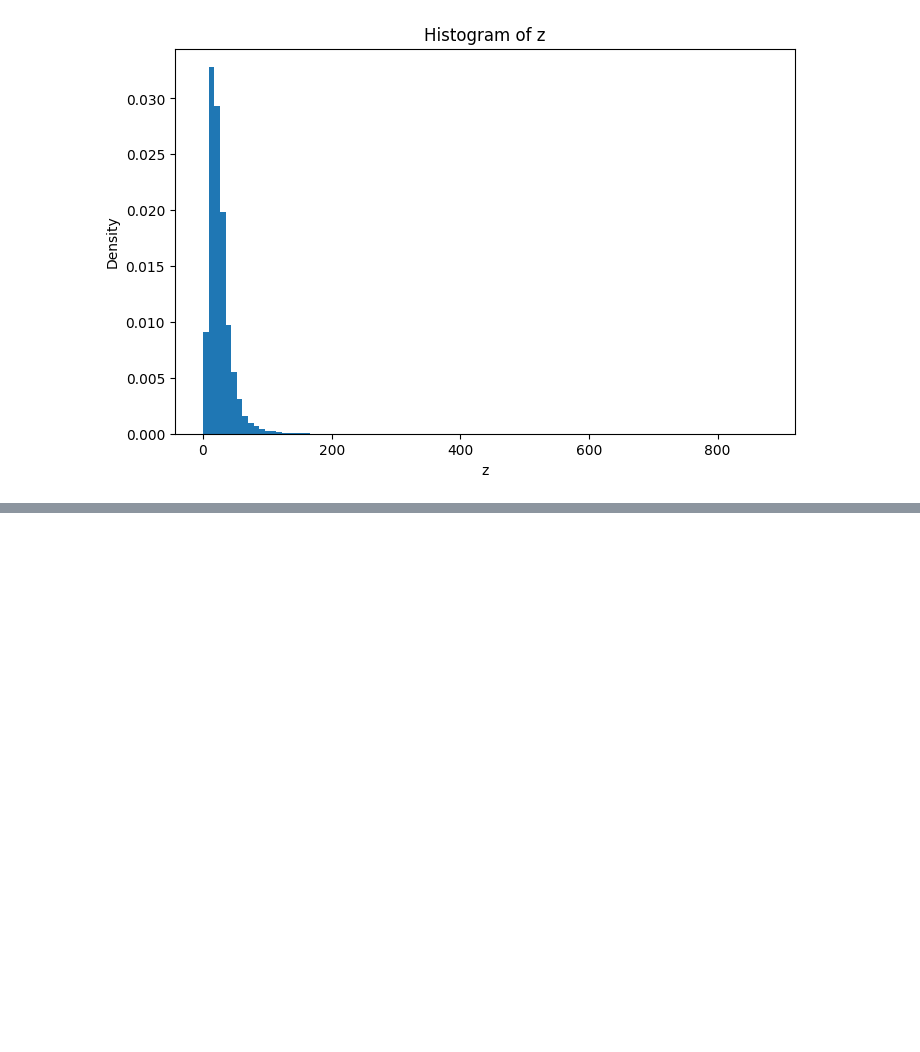
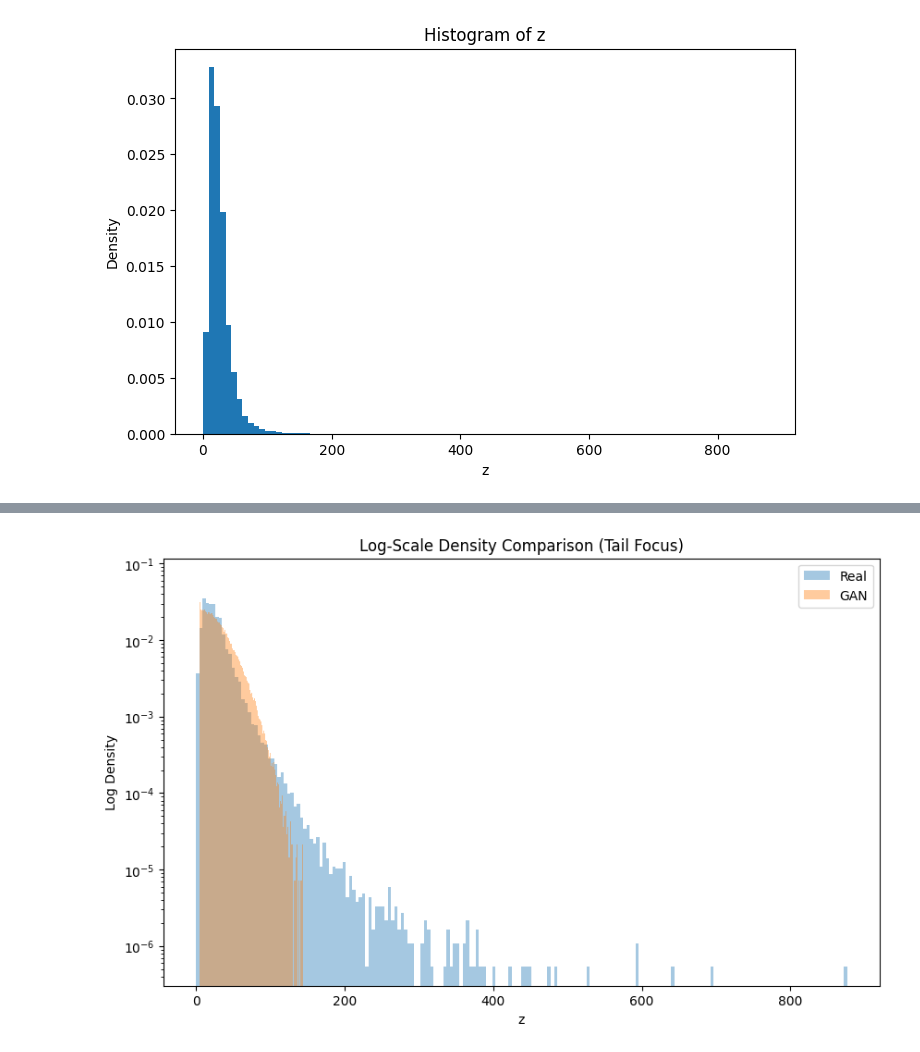
Before and after one commit to Siddharth-Jaswal/PDF-GAN, a Jupyter notebook: pdf_gan.ipynb, the cells around one changed output, grey strips where cells are left out. Cells and saved outputs as stored; diff of their text form; code cells hidden in the pictures; blank space fills up the shorter version.

```diff
--- a/pdf_gan.ipynb
+++ b/pdf_gan.ipynb
@@ -100,0 +210,15 @@ opt_D = torch.optim.Adam(D.parameters(), lr=1e-4)
+# %%
+plt.figure(figsize=(10,6))
+
+plt.hist(real, bins=200, density=True, alpha=0.4, label="Real")
+plt.hist(fake, bins=200, density=True, alpha=0.4, label="GAN")
+
+plt.yscale("log")
+
+plt.title("Log-Scale Density Comparison (Tail Focus)")
+plt.xlabel("z")
+plt.ylabel("Log Density")
+plt.legend()
+plt.show()
+# %% [output]
+[figure, added]
```
Also changed, not shown: parts of 10 cells of this notebook.
